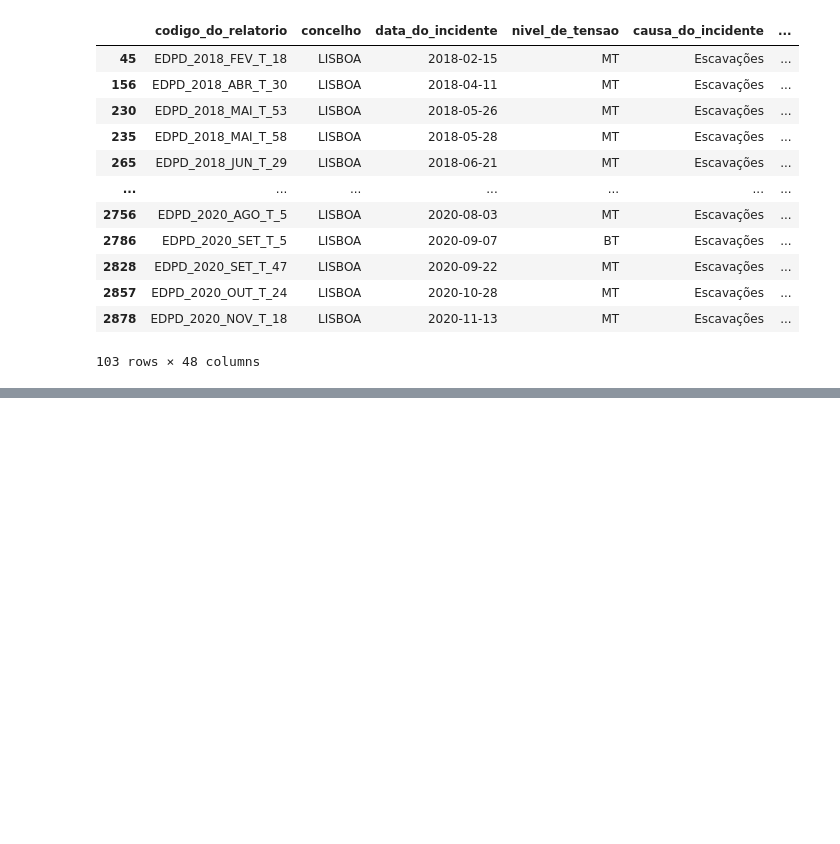
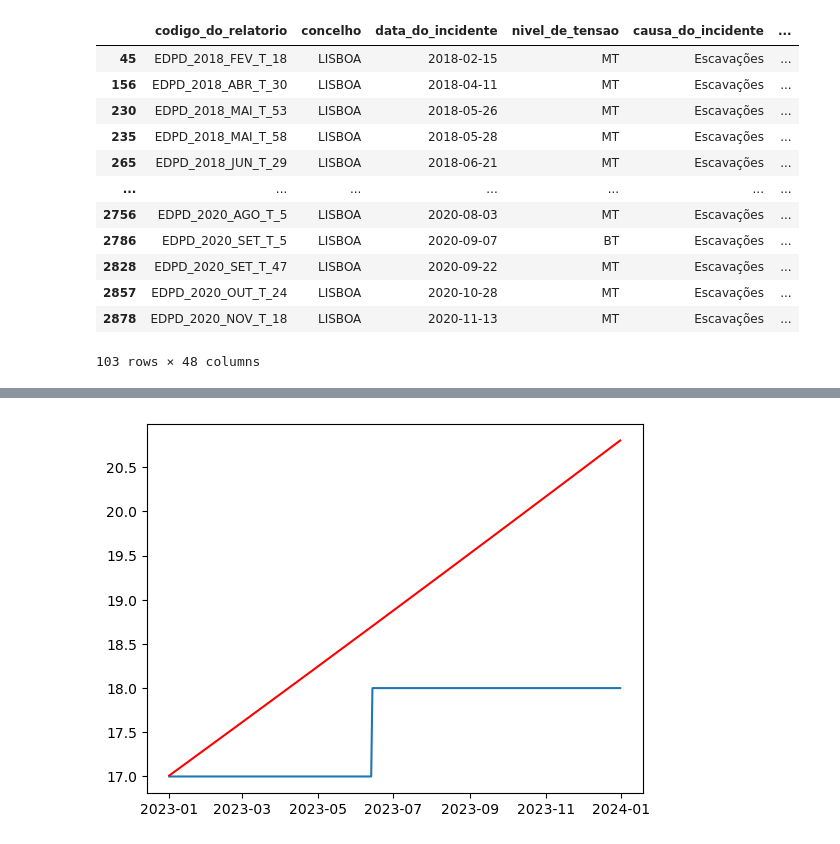
Before and after one commit to Vullkano/pfacd, a Jupyter notebook: src/modeling/modeling_cum.ipynb, the cells around one changed output, grey strips where cells are left out. Cells and saved outputs as stored; diff of their text form; code cells hidden in the pictures; blank space fills up the shorter version.

```diff
--- a/src/modeling/modeling_cum.ipynb
+++ b/src/modeling/modeling_cum.ipynb
@@ -325,0 +255,16 @@ events
+# %%
+# split data
+train = cum_ipma[cum_ipma.index.year < 2023]
+test = cum_ipma[cum_ipma.index.year == 2023]
+
+# fit model
+model = AutoReg(train.n_incidentes, lags=1)
+model_fit = model.fit()
+# make prediction
+predictions = model_fit.predict(start=len(train), end=len(train)+len(test)-1, dynamic=False)
+# plot
+plt.plot(test.index, test.n_incidentes)
+plt.plot(test.index, predictions, color='red')
+plt.show()
+# %% [output]
+[figure, added]
```
Also changed, not shown: parts of 11 cells of this notebook, 3 other files.
